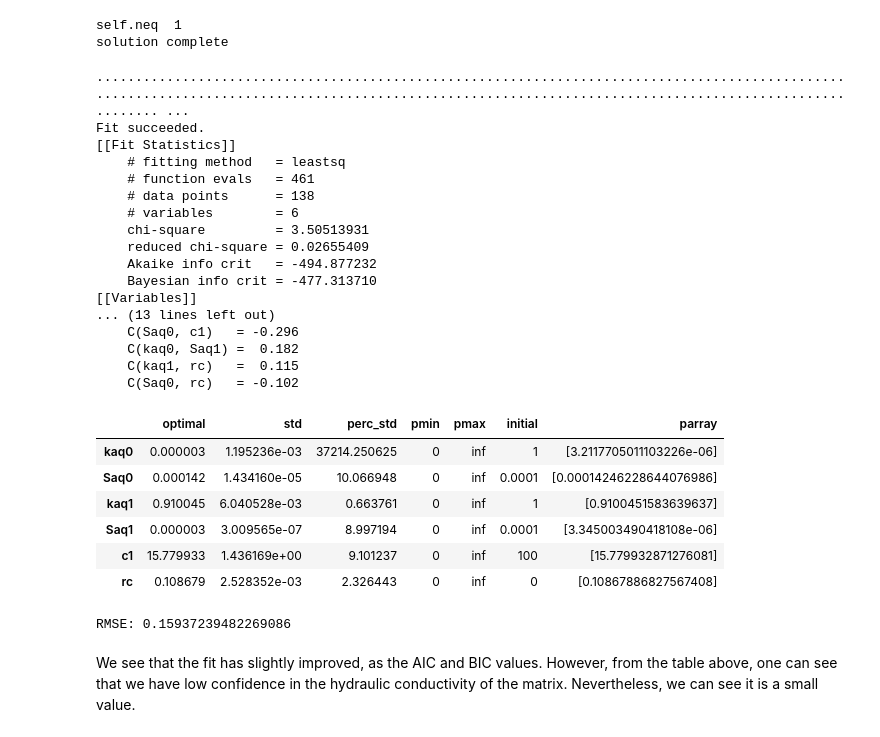
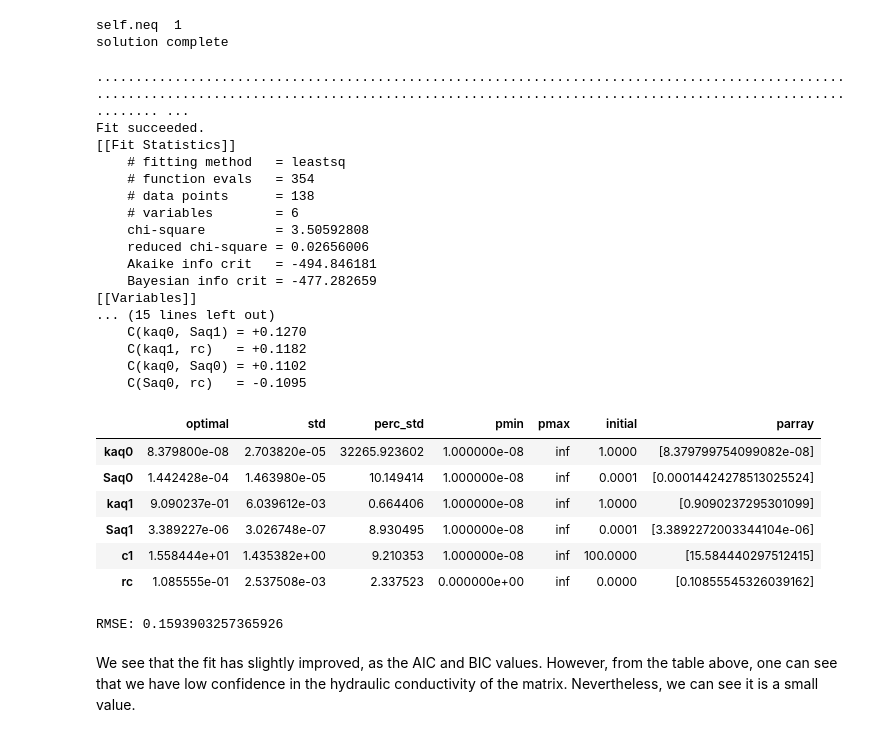
Before and after one commit to mbakker7/ttim, a Jupyter notebook: pumpingtests/confined5_nevada.ipynb, the cells around one changed output. Drawn from its saved outputs; the diff is of its cells as text; code cells hidden in the pictures.

```diff
--- a/pumpingtests/confined5_nevada.ipynb
+++ b/pumpingtests/confined5_nevada.ipynb
@@ -237,52 +237,52 @@ plt.show()
 
 Now we will repeat the procedures of steps 5 and 6, but this time we will let TTim find the parameters for both the matrix and the fractures
 # %%
-ml1 = ModelMaq(kaq=[1, 1], z=[0, -400, -401, -801], c=5, Saq=[1e-3, 1e-3],\
+ml1 = ttim.ModelMaq(kaq=[1, 1], z=[0, -400, -401, -801], c=5, Saq=[1e-3, 1e-3],\
               Sll=0, topboundary='conf', tmin=1e-5, tmax=3)
-w1 = Well(ml1, xw=0, yw=0, rw=0.11, rc=0, tsandQ=[0, 3093.12], layers=1)
+w1 = ttim.Well(ml1, xw=0, yw=0, rw=0.11, rc=0, tsandQ=[0, 3093.12], layers=1)
 ml1.solve()
 # %% [output]
 self.neq  1
 solution complete
 # %%
-ca1 = Calibrate(ml1)
-ca1.set_parameter(name='kaq0', initial=1, pmin=0)
-ca1.set_parameter(name='Saq0', initial=1e-4, pmin=0)
-ca1.set_parameter(name='kaq1', initial=1, pmin=0)
-ca1.set_parameter(name='Saq1', initial=1e-4, pmin=0)
-ca1.set_parameter(name='c1', initial=100, pmin=0)
+ca1 = ttim.Calibrate(ml1)
+ca1.set_parameter(name='kaq0', initial=1, pmin=1e-8)
+ca1.set_parameter(name='Saq0', initial=1e-4, pmin=1e-8)
+ca1.set_parameter(name='kaq1', initial=1, pmin=1e-8)
+ca1.set_parameter(name='Saq1', initial=1e-4, pmin=1e-8)
+ca1.set_parameter(name='c1', initial=100, pmin=1e-8)
 ca1.set_parameter_by_reference(name='rc', parameter=w1.rc, initial=0, pmin=0)
 ca1.series(name='UE-25b#1', x=0, y=0, t=t1, h=h1, layer=1)
 ca1.series(name='UE-25a#1', x=110, y=0, t=t2, h=h2, layer=1)
 ca1.fit(report=True)
 display(ca1.parameters)
 print('RMSE:', ca1.rmse())
 # %% [output]
 ........................................................................................................................................................................................................ ...
 Fit succeeded.
 [[Fit Statistics]]
     # fitting method   = leastsq
-    # function evals   = 461
+    # function evals   = 354
     # data points      = 138
     # variables        = 6
-    chi-square         = 3.50513931
-    reduced chi-square = 0.02655409
-    Akaike info crit   = -494.877232
-    Bayesian info crit = -477.313710
+    chi-square         = 3.50592808
+    reduced chi-square = 0.02656006
+    Akaike info crit   = -494.846181
+    Bayesian info crit = -477.282659
 [[Variables]]
-... (13 lines left out)
-    C(Saq0, c1)   = -0.296
-    C(kaq0, Saq1) =  0.182
-    C(kaq1, rc)   =  0.115
-    C(Saq0, rc)   = -0.102
+... (15 lines left out)
+    C(kaq0, Saq1) = +0.1270
+    C(kaq1, rc)   = +0.1182
+    C(kaq0, Saq0) = +0.1102
+    C(Saq0, rc)   = -0.1095
 |  | optimal | std | perc_std | pmin | pmax | initial | parray |
-| kaq0 | 0.000003 | 1.195236e-03 | 37214.250625 | 0 | inf | 1 | [3.2117705011103226e-06] |
-| Saq0 | 0.000142 | 1.434160e-05 | 10.066948 | 0 | inf | 0.0001 | [0.00014246228644076986] |
-| kaq1 | 0.910045 | 6.040528e-03 | 0.663761 | 0 | inf | 1 | [0.9100451583639637] |
-| Saq1 | 0.000003 | 3.009565e-07 | 8.997194 | 0 | inf | 0.0001 | [3.345003490418108e-06] |
-| c1 | 15.779933 | 1.436169e+00 | 9.101237 | 0 | inf | 100 | [15.779932871276081] |
-| rc | 0.108679 | 2.528352e-03 | 2.326443 | 0 | inf | 0 | [0.10867886827567408] |
+| kaq0 | 8.379800e-08 | 2.703820e-05 | 32265.923602 | 1.000000e-08 | inf | 1.0000 | [8.379799754099082e-08] |
+| Saq0 | 1.442428e-04 | 1.463980e-05 | 10.149414 | 1.000000e-08 | inf | 0.0001 | [0.00014424278513025524] |
+| kaq1 | 9.090237e-01 | 6.039612e-03 | 0.664406 | 1.000000e-08 | inf | 1.0000 | [0.9090237295301099] |
+| Saq1 | 3.389227e-06 | 3.026748e-07 | 8.930495 | 1.000000e-08 | inf | 0.0001 | [3.3892272003344104e-06] |
+| c1 | 1.558444e+01 | 1.435382e+00 | 9.210353 | 1.000000e-08 | inf | 100.0000 | [15.584440297512415] |
+| rc | 1.085555e-01 | 2.537508e-03 | 2.337523 | 0.000000e+00 | inf | 0.0000 | [0.10855545326039162] |
-RMSE: 0.15937239482269086
+RMSE: 0.1593903257365926
 # %% [markdown]
 We see that the fit has slightly improved, as the AIC and BIC values. However, from the table above, one can see that we have low confidence in the hydraulic conductivity of the matrix. Nevertheless, we can see it is a  small value.
 # %%
```
Also changed, not shown: parts of 10 cells of this notebook, 1 other file.
